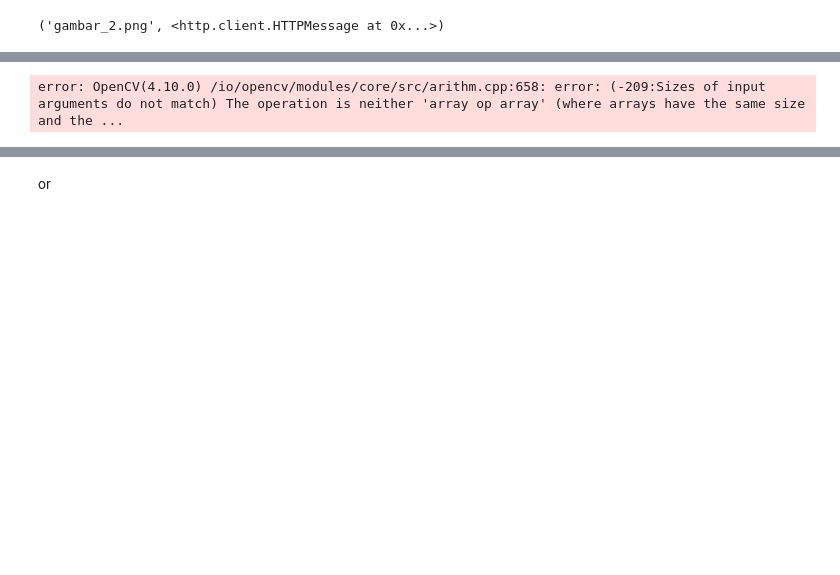
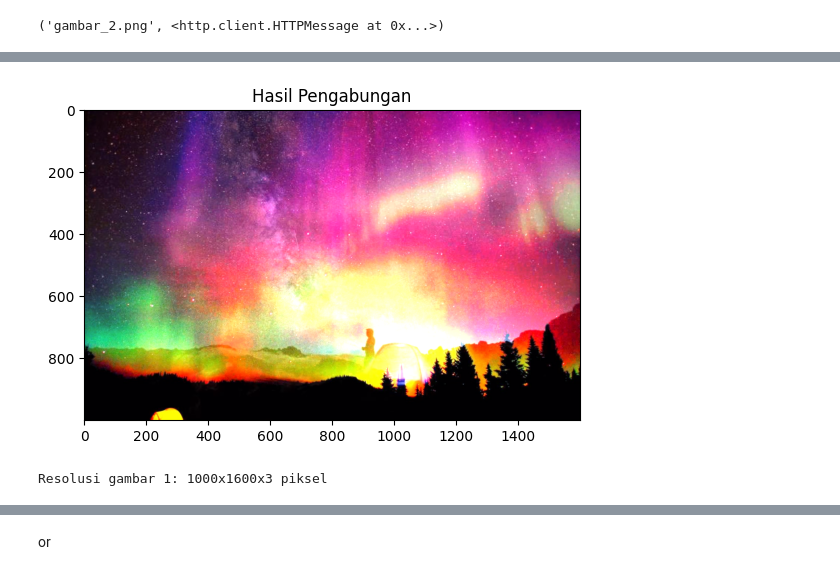
Before and after one commit to ahmadfahriramadhani/Pengolahan-Citra-Digital-F-, a Jupyter notebook: coba_coba.ipynb, the cells around one changed output, grey strips where cells are left out. Drawn from its saved outputs; the diff is of its cells as text; code cells hidden in the pictures; blank space fills up the shorter version.

```diff
--- a/coba_coba.ipynb
+++ b/coba_coba.ipynb
@@ -53,13 +45,14 @@ plt.show()
 # %%
 # hasil gambar Addition
 result_add = cv2.add(image_1, image_2)
 plt.imshow(result_add)
-plt.title("Hasil Pegabungan")
+plt.title("Hasil Pengabungan")
 plt.show()
 
 # Dapatkan resolusi gambar dalam piksel
 width, height, channel = result_add.shape
 print(f"Resolusi gambar 1: {width}x{height}x{channel} piksel")
 # %% [output]
+[figure, added]
-error: OpenCV(4.10.0) /io/opencv/modules/core/src/arithm.cpp:658: error: (-209:Sizes of input arguments do not match) The operation is neither 'array op array' (where arrays have the same size and the ...
+Resolusi gambar 1: 1000x1600x3 piksel
 # %%
```
Also changed, not shown: parts of 13 cells of this notebook.
